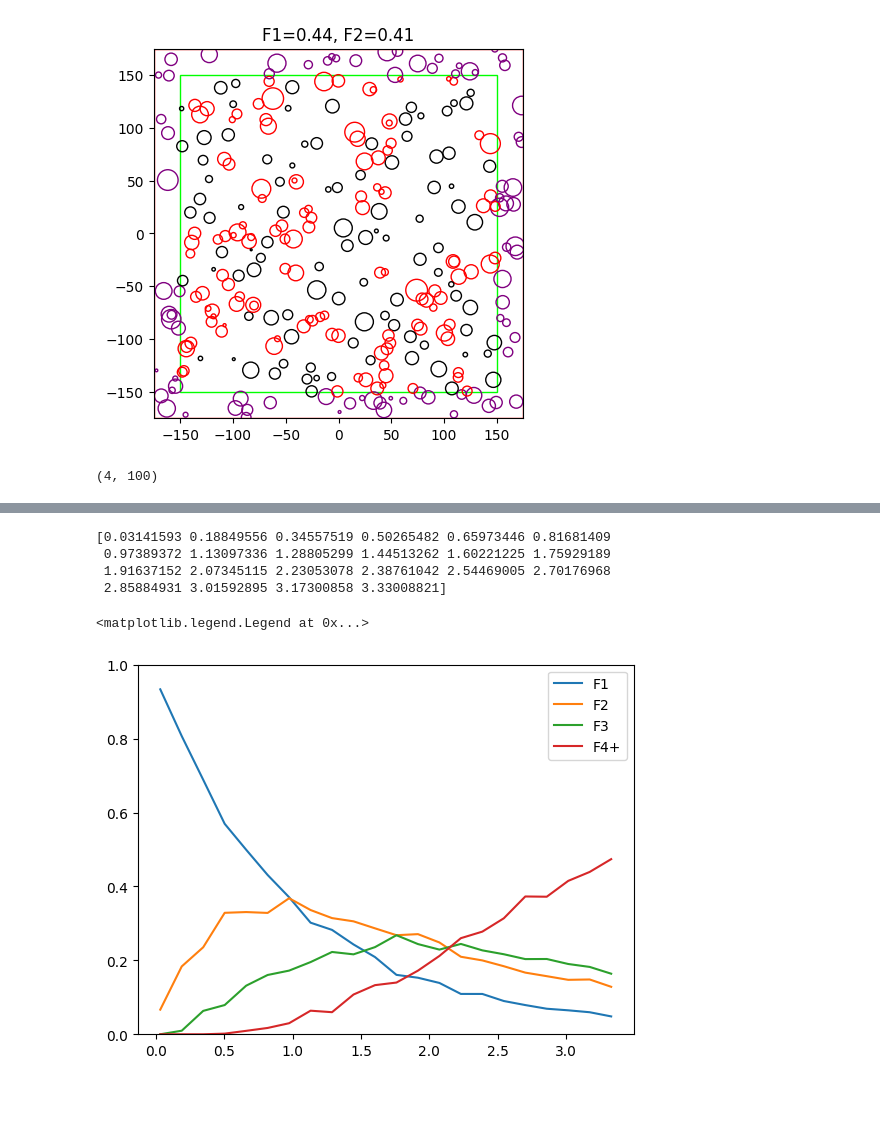
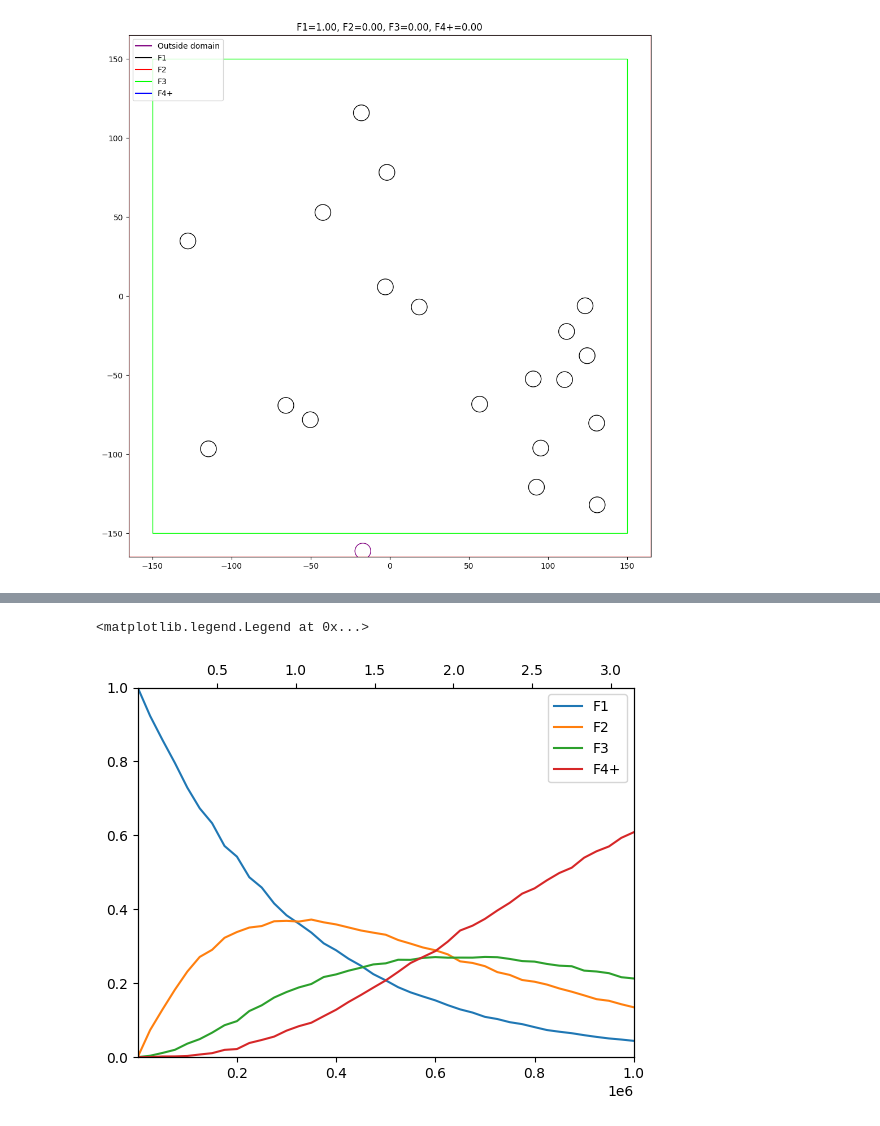
Before and after one commit to pheuer/cr39py, a Jupyter notebook: src/cr39py/run_mcmc.ipynb, the cells around one changed output, grey strips where cells are left out. Cells and saved outputs as stored; diff of their text form; code cells hidden in the pictures; blank space fills up the shorter version.

```diff
--- a/src/cr39py/run_mcmc.ipynb
+++ b/src/cr39py/run_mcmc.ipynb
@@ -11,40 +8,39 @@ The autoreload extension is already loaded. To reload it, use:
 # %%
 mc = MonteCarloTrackOverlap()
-xyd = mc.draw_tracks(300)
+mc.framesize=150
+mc.diameters_mean=10
+mc.diameters_std=0
+mc.border=15
+xyd = mc.draw_tracks(20)
 mc.plot_tracks(xyd)
+
+Farr = mc.compute_overlaps(xyd)
 # %% [output]
-[figure, old version]
+[figure, new version]
-# %%
-mc = MonteCarloTrackOverlap()
-res = mc.run_samples(500, 100)
-print(res.shape)
-# %% [output]
-(4, 100)
 # %% [markdown]
 Trying to reprroduce this figure from Alex's paper
 
 ![image-2.png](attachment:image-2.png)
 # %%
-mc = MonteCarloTrackOverlap()
-mc.diameter_std=0
-mc.diameter_mean=10
-track_densities = np.arange(1e4, 1.1e6, 5e4)
-chi = track_densities * np.pi * (mc.diameter_mean * 1e-4)**2
-Farr = mc.run_curve(track_densities, 20)
+mc = MonteCarloTrackOverlap(framesize=300, diameters_mean=10, diameters_std=0, border=15)
+track_densities = np.arange(1, 1e6+2.5e4, 2.5e4) # tracks/cm^2
+chi = track_densities * np.pi * (mc.diameters_mean * 1e-4)**2
+Farr = mc.run_curve(track_densities, 5)
+# Set the first value explicitly: it can be wrong if the one track goes in a border region
+Farr[:,0] = 1,0,0,0
 # %%
-print(chi)
+fig, ax = plt.subplots()
+ax.set_ylim(0,1)
+ax.set_xlim(np.min(track_densities), np.max(track_densities))
 
-fig, ax = plt.subplots()
 for i,lbl in enumerate(['F1', "F2", "F3", "F4+"]):
-    ax.plot(chi, Farr[i, :], label=lbl)
+    ax.plot(track_densities, Farr[i, :], label=lbl)
 
-#ax.set_xlim(0,1e6)
-ax.set_ylim(0,1)
+
+ax2 = ax.twiny()
+ax2.set_xlim(np.min(chi), np.max(chi))
+
 ax.legend(loc='upper right')
 # %% [output]
-[0.03141593 0.18849556 0.34557519 0.50265482 0.65973446 0.81681409
- 0.97389372 1.13097336 1.28805299 1.44513262 1.60221225 1.75929189
- 1.91637152 2.07345115 2.23053078 2.38761042 2.54469005 2.70176968
- 2.85884931 3.01592895 3.17300858 3.33008821]
+<matplotlib.legend.Legend at 0x...>
-<matplotlib.legend.Legend at 0x...>
-[figure, old version]
+[figure, new version]
```
Also changed, not shown: parts of 1 cell of this notebook, 1 other file.
